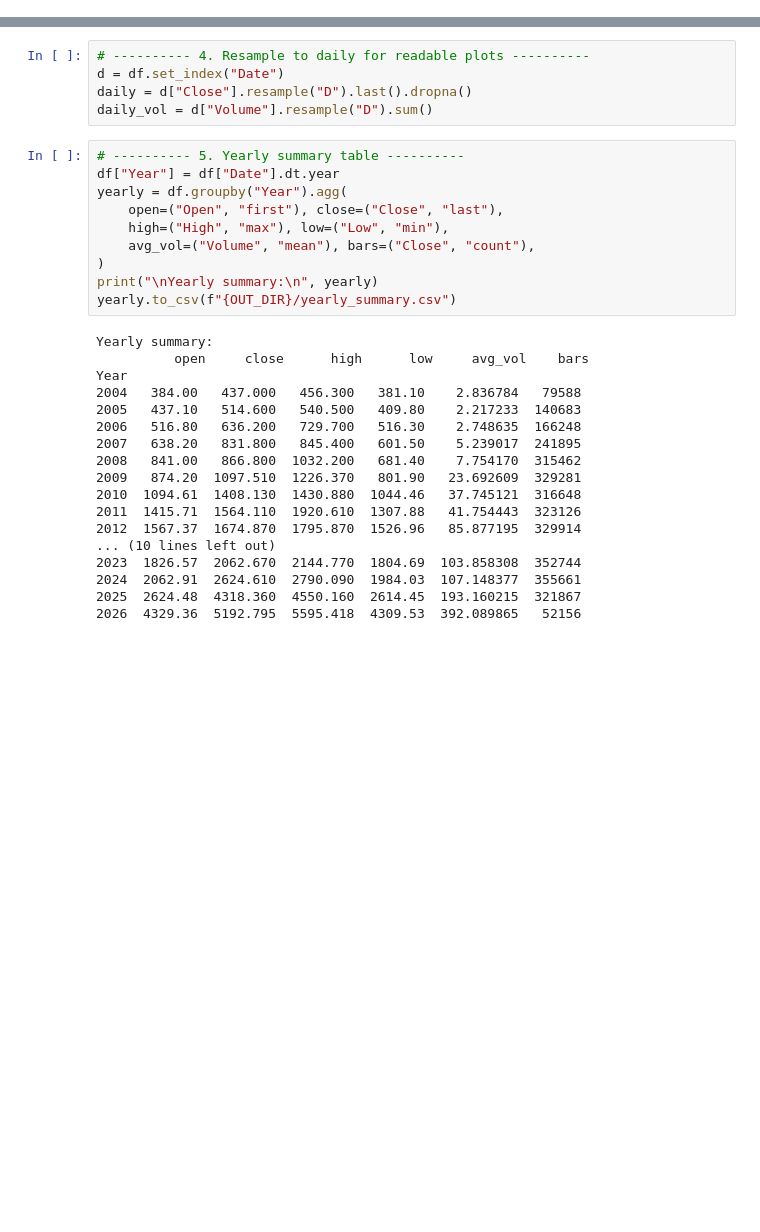
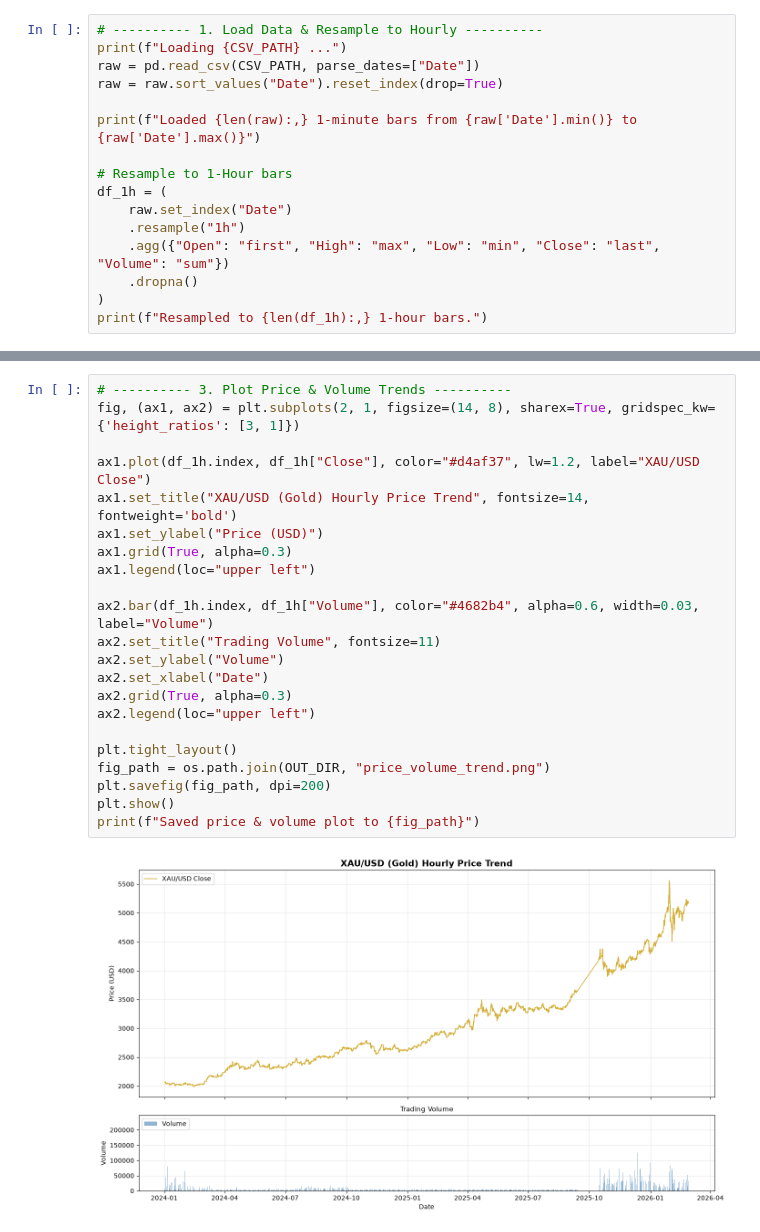
Before and after one commit to K-vi20/GoldMind, a Jupyter notebook: Eda.ipynb, the cells around one changed output, grey strips where cells are left out. Saved outputs shown, nothing was run; the diff lists cells and outputs as text; blank space fills up the shorter version.

```diff
--- a/Eda.ipynb
+++ b/Eda.ipynb
@@ -16,0 +17,16 @@ df = df.sort_values("Date").reset_index(drop=True)
+# %%
+# ---------- 1. Load Data & Resample to Hourly ----------
+print(f"Loading {CSV_PATH} ...")
+raw = pd.read_csv(CSV_PATH, parse_dates=["Date"])
+raw = raw.sort_values("Date").reset_index(drop=True)
+
+print(f"Loaded {len(raw):,} 1-minute bars from {raw['Date'].min()} to {raw['Date'].max()}")
+
+# Resample to 1-Hour bars
+df_1h = (
+    raw.set_index("Date")
+    .resample("1h")
+    .agg({"Open": "first", "High": "max", "Low": "min", "Close": "last", "Volume": "sum"})
+    .dropna()
+)
+print(f"Resampled to {len(df_1h):,} 1-hour bars.")
@@ -76,33 +74,24 @@ Name: ret, dtype: float64
-# %%
-# ---------- 4. Resample to daily for readable plots ----------
-d = df.set_index("Date")
-daily = d["Close"].resample("D").last().dropna()
-daily_vol = d["Volume"].resample("D").sum()
-# %%
-# ---------- 5. Yearly summary table ----------
-df["Year"] = df["Date"].dt.year
-yearly = df.groupby("Year").agg(
-    open=("Open", "first"), close=("Close", "last"),
-    high=("High", "max"), low=("Low", "min"),
-    avg_vol=("Volume", "mean"), bars=("Close", "count"),
-)
-print("\nYearly summary:\n", yearly)
-yearly.to_csv(f"{OUT_DIR}/yearly_summary.csv")
-# %% [output]
-Yearly summary:
-          open     close      high      low     avg_vol    bars
-Year
-2004   384.00   437.000   456.300   381.10    2.836784   79588
-2005   437.10   514.600   540.500   409.80    2.217233  140683
-2006   516.80   636.200   729.700   516.30    2.748635  166248
-2007   638.20   831.800   845.400   601.50    5.239017  241895
-2008   841.00   866.800  1032.200   681.40    7.754170  315462
-2009   874.20  1097.510  1226.370   801.90   23.692609  329281
-2010  1094.61  1408.130  1430.880  1044.46   37.745121  316648
-2011  1415.71  1564.110  1920.610  1307.88   41.754443  323126
-2012  1567.37  1674.870  1795.870  1526.96   85.877195  329914
-... (10 lines left out)
-2023  1826.57  2062.670  2144.770  1804.69  103.858308  352744
-2024  2062.91  2624.610  2790.090  1984.03  107.148377  355661
-2025  2624.48  4318.360  4550.160  2614.45  193.160215  321867
-2026  4329.36  5192.795  5595.418  4309.53  392.089865   52156
+# %%
+# ---------- 3. Plot Price & Volume Trends ----------
+fig, (ax1, ax2) = plt.subplots(2, 1, figsize=(14, 8), sharex=True, gridspec_kw={'height_ratios': [3, 1]})
+
+ax1.plot(df_1h.index, df_1h["Close"], color="#d4af37", lw=1.2, label="XAU/USD Close")
+ax1.set_title("XAU/USD (Gold) Hourly Price Trend", fontsize=14, fontweight='bold')
+ax1.set_ylabel("Price (USD)")
+ax1.grid(True, alpha=0.3)
+ax1.legend(loc="upper left")
+
+ax2.bar(df_1h.index, df_1h["Volume"], color="#4682b4", alpha=0.6, width=0.03, label="Volume")
+ax2.set_title("Trading Volume", fontsize=11)
+ax2.set_ylabel("Volume")
+ax2.set_xlabel("Date")
+ax2.grid(True, alpha=0.3)
+ax2.legend(loc="upper left")
+
+plt.tight_layout()
+fig_path = os.path.join(OUT_DIR, "price_volume_trend.png")
+plt.savefig(fig_path, dpi=200)
+plt.show()
+print(f"Saved price & volume plot to {fig_path}")
+# %% [output]
+[figure, added]
```
Also changed, not shown: parts of 11 cells of this notebook, 16 other files.
